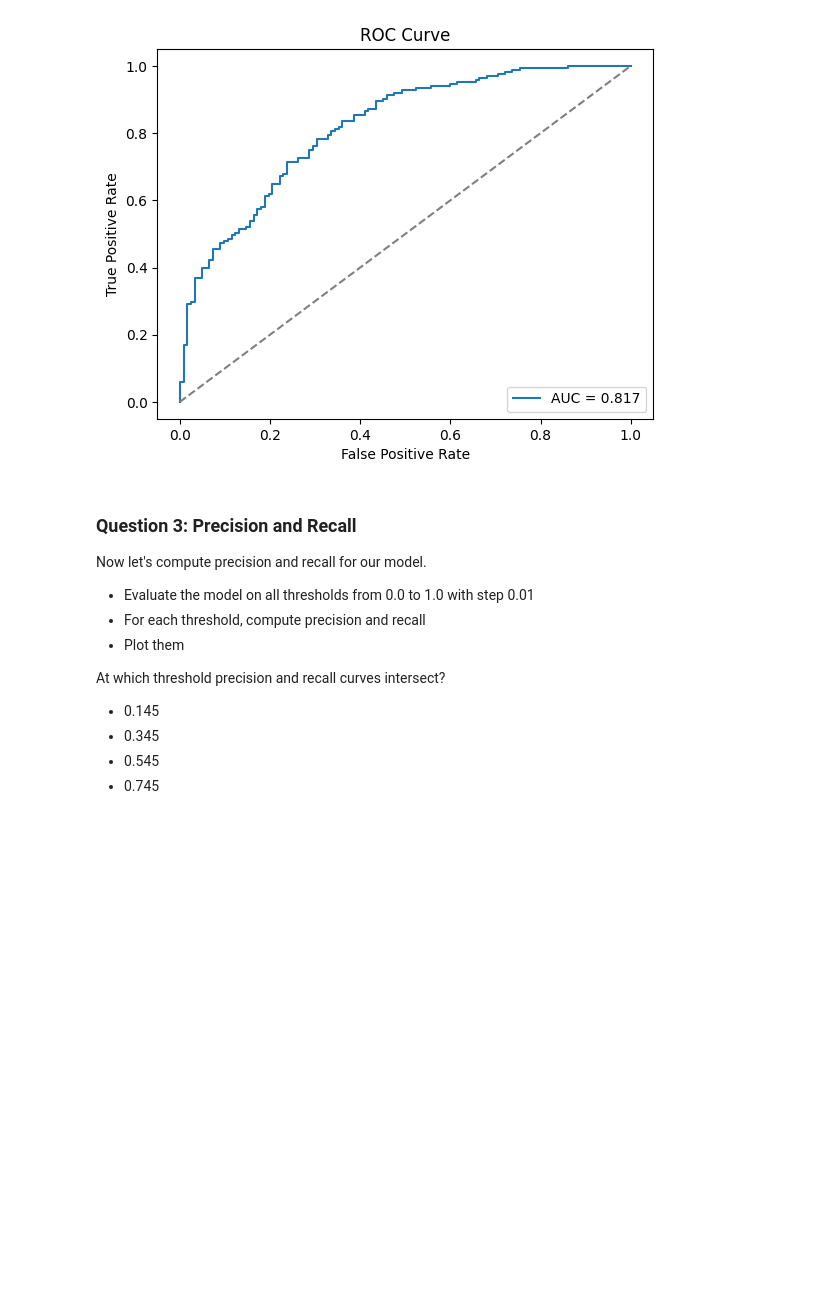
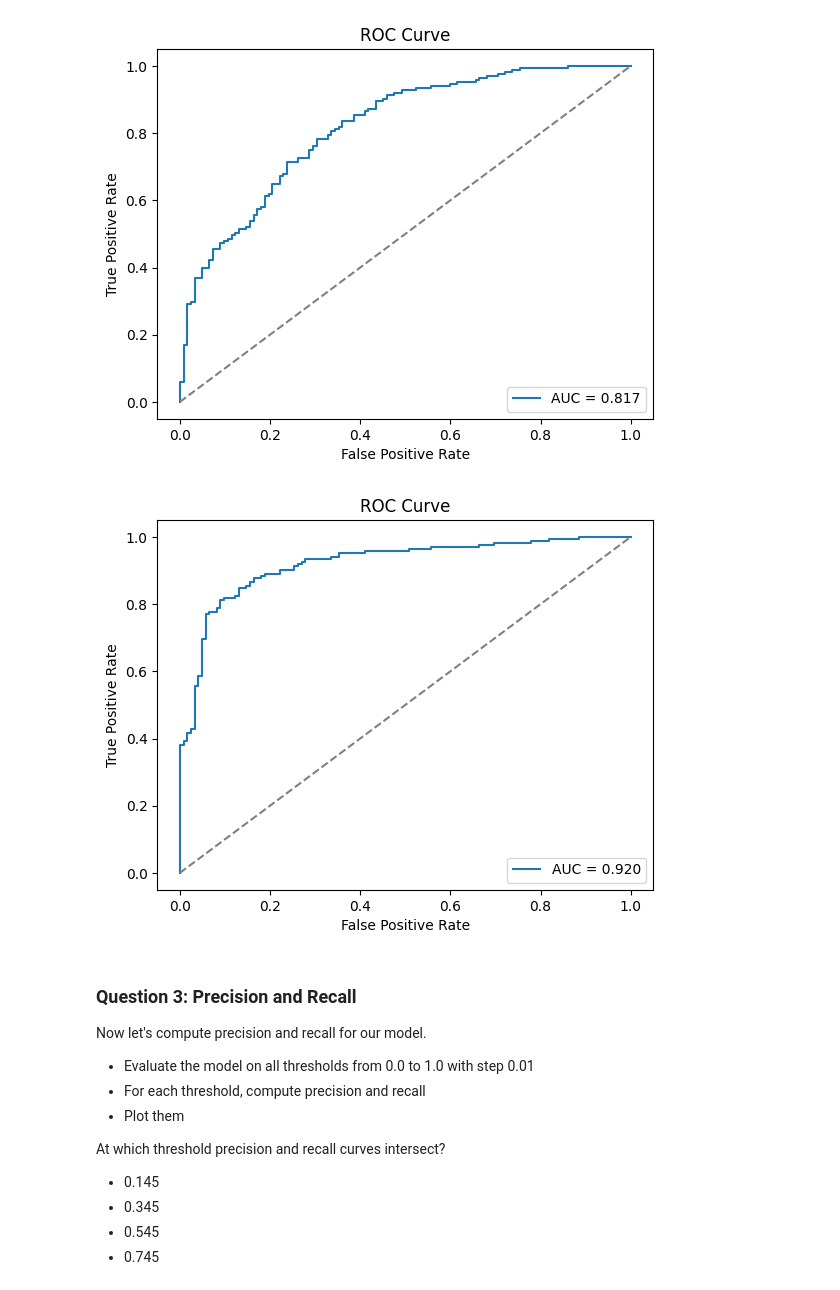
Before and after one commit to evvladimirov/machine-learning-zoomcamp-2025, a Jupyter notebook: 04-evaluation/homework_04_eval.ipynb, the cells around one changed output. Saved outputs shown, nothing was run; the diff lists cells and outputs as text; code cells hidden in the pictures; blank space fills up the shorter version.

Commit message:
Test scaling numerical features to improve auc score.

```diff
--- a/04-evaluation/homework_04_eval.ipynb
+++ b/04-evaluation/homework_04_eval.ipynb
@@ -178,6 +180,46 @@ plt.legend(loc='lower right')
 plt.show()
 # %% [output]
 [figure]
+# %%
+# a try with scaling as mentioned in the chat
+from sklearn.feature_extraction import DictVectorizer
+from sklearn.linear_model import LogisticRegression
+from sklearn.preprocessing import StandardScaler
+
+scl = StandardScaler()
+dv = DictVectorizer(sparse=False)
+
+def preprocess_data(df_raw, dv, scl):
+    df_cat = df_raw[categorical_features].to_dict(orient='records')
+    df_num = scl.fit_transform(df_raw[numerical_features])
+    X_cat = dv.fit_transform(df_cat)
+    X_num = scl.fit_transform(df_num)
+    X = np.column_stack([X_cat, X_num])
+    return X
+
+X_train = preprocess_data(df_train, dv, scl)
+X_val = preprocess_data(df_val, dv, scl)
+
+model = LogisticRegression(C=1.0, solver='liblinear', max_iter=100)
+model.fit(X=X_train, y=y_train)
+
+from sklearn.metrics import roc_auc_score, roc_curve
+import matplotlib.pyplot as plt
+
+y_val_pred = model.predict_proba(X=X_val)[:,1]
+
+fpr, tpr, thresholds  = roc_curve(y_val, y_val_pred)
+roc_auc = roc_auc_score(y_val, y_val_pred)
+
+plt.plot(fpr, tpr, label=f'AUC = {roc_auc:.3f}')
+plt.plot([0, 1], [0, 1], linestyle='--', color='gray')
+plt.xlabel('False Positive Rate')
+plt.ylabel('True Positive Rate')
+plt.title('ROC Curve')
+plt.legend(loc='lower right')
+plt.show()
+# %% [output]
+[figure, added]
 # %% [markdown]
 ### Question 3: Precision and Recall
 
```
Also changed, not shown: parts of 3 cells of this notebook.
